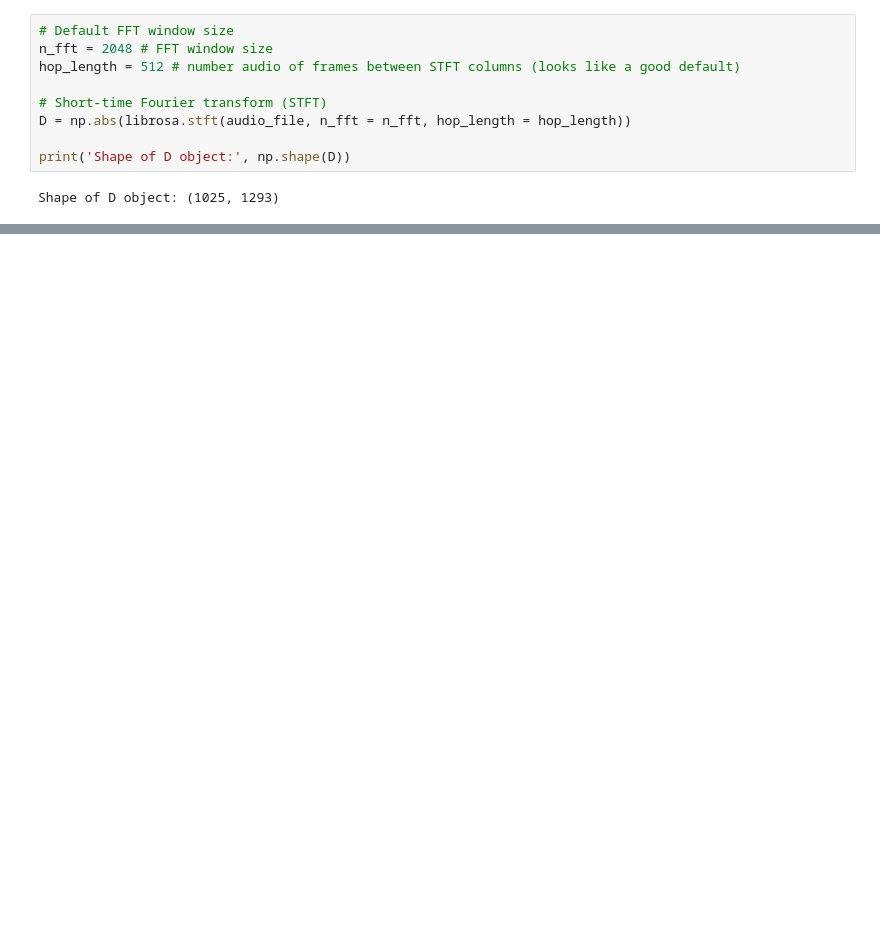
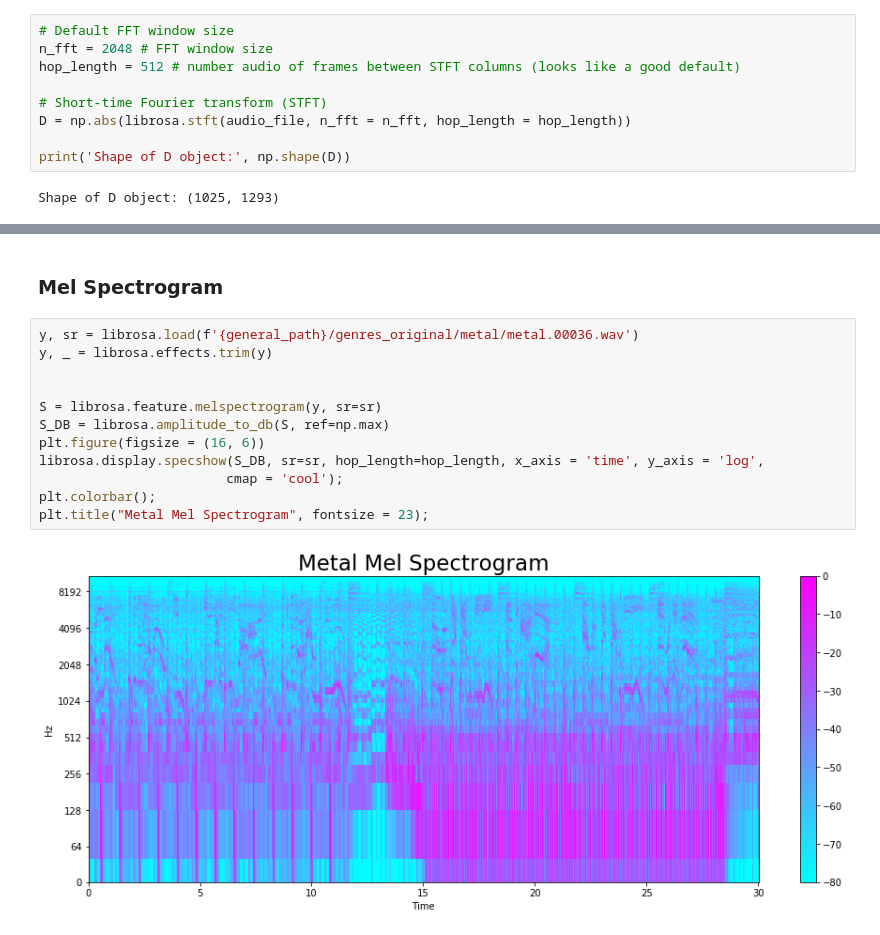
Before and after one commit to ezgisubasii/MusicGenreClassification, a Jupyter notebook: Music_Genre_Classification_Visualization.ipynb, the cells around one changed output, grey strips where cells are left out. Drawn from its saved outputs; the diff is of its cells as text; blank space fills up the shorter version.

```diff
--- a/Music_Genre_Classification_Visualization.ipynb
+++ b/Music_Genre_Classification_Visualization.ipynb
@@ -84,0 +92,16 @@ Shape of D object: (1025, 1293)
+# %% [markdown]
+### Mel Spectrogram
+# %%
+y, sr = librosa.load(f'{general_path}/genres_original/metal/metal.00036.wav')
+y, _ = librosa.effects.trim(y)
+
+
+S = librosa.feature.melspectrogram(y, sr=sr)
+S_DB = librosa.amplitude_to_db(S, ref=np.max)
+plt.figure(figsize = (16, 6))
+librosa.display.specshow(S_DB, sr=sr, hop_length=hop_length, x_axis = 'time', y_axis = 'log',
+                        cmap = 'cool');
+plt.colorbar();
+plt.title("Metal Mel Spectrogram", fontsize = 23);
+# %% [output]
+[figure, added]
```
Also changed, not shown: parts of 13 cells of this notebook.
